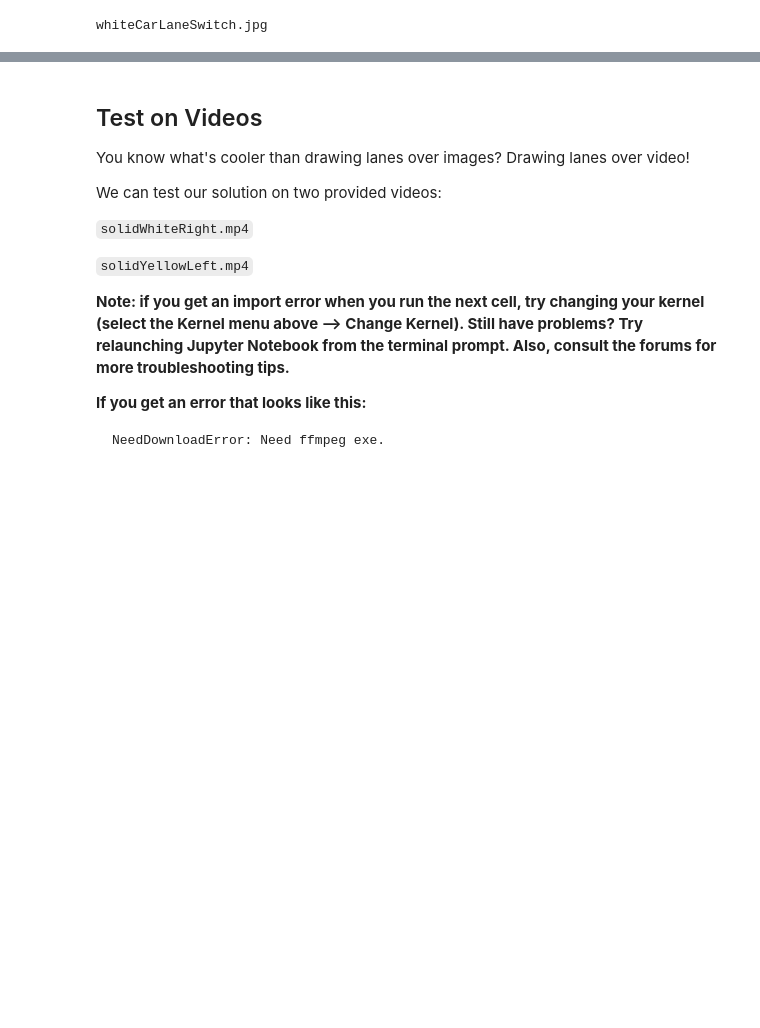
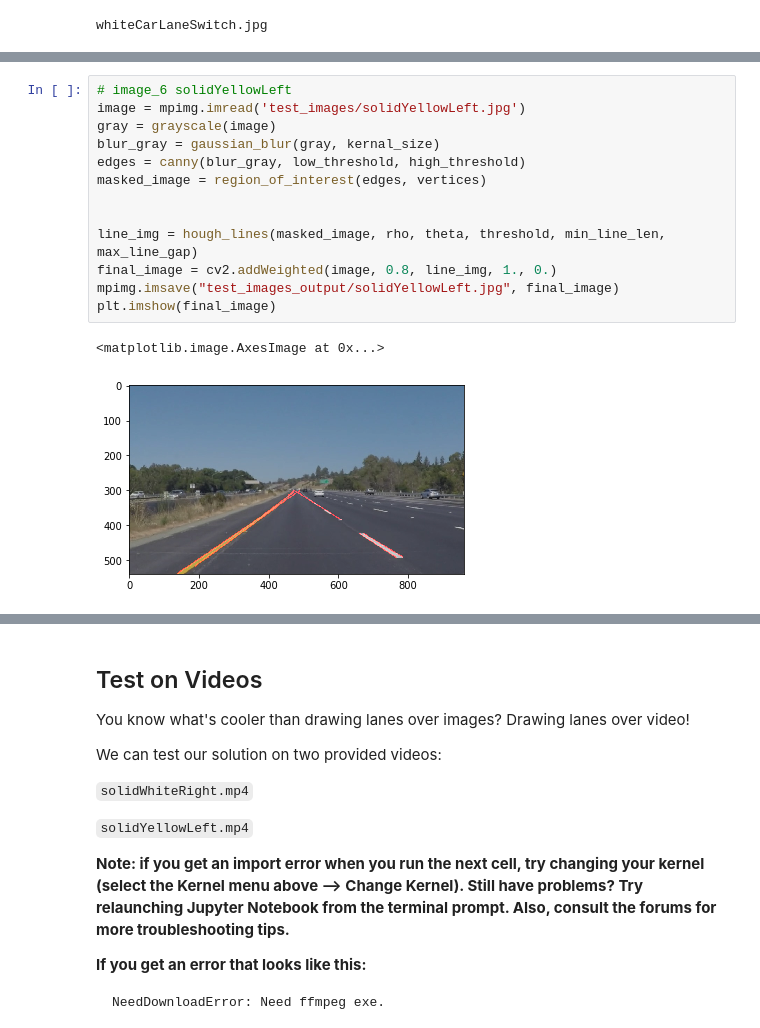
Before and after one commit to c1505/CarND-LaneLines-P1, a Jupyter notebook: P1.ipynb, the cells around one changed output, grey strips where cells are left out. Drawn from its saved outputs; the diff is of its cells as text; blank space fills up the shorter version.

```diff
--- a/P1.ipynb
+++ b/P1.ipynb
@@ -428,0 +394,16 @@ plt.imshow(final_image)
+# %%
+# image_6 solidYellowLeft
+image = mpimg.imread('test_images/solidYellowLeft.jpg')
+gray = grayscale(image)
+blur_gray = gaussian_blur(gray, kernal_size)
+edges = canny(blur_gray, low_threshold, high_threshold)
+masked_image = region_of_interest(edges, vertices)
+
+
+line_img = hough_lines(masked_image, rho, theta, threshold, min_line_len, max_line_gap)
+final_image = cv2.addWeighted(image, 0.8, line_img, 1., 0.)
+mpimg.imsave("test_images_output/solidYellowLeft.jpg", final_image)
+plt.imshow(final_image)
+# %% [output]
+<matplotlib.image.AxesImage at 0x...>
+[figure, added]
```
Also changed, not shown: parts of 24 cells of this notebook, 6 other files.
